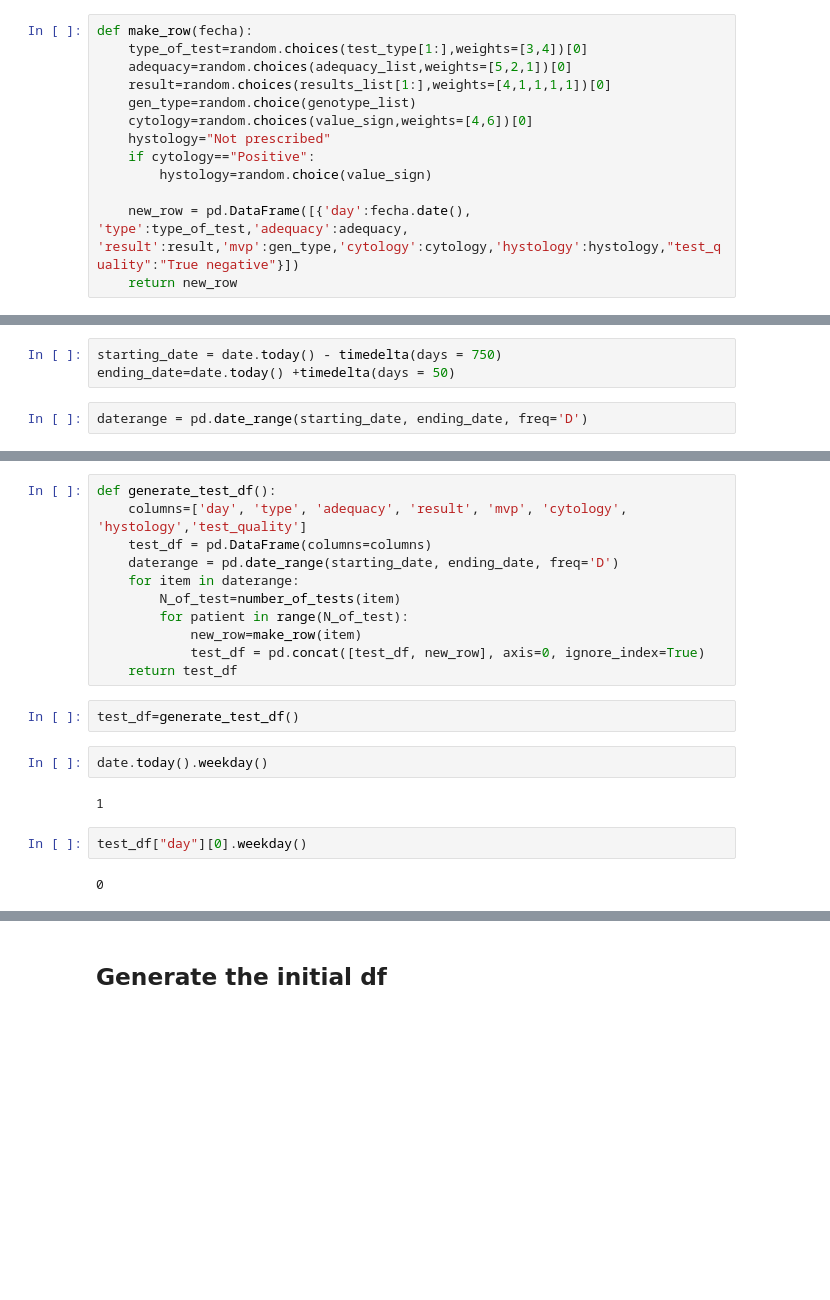
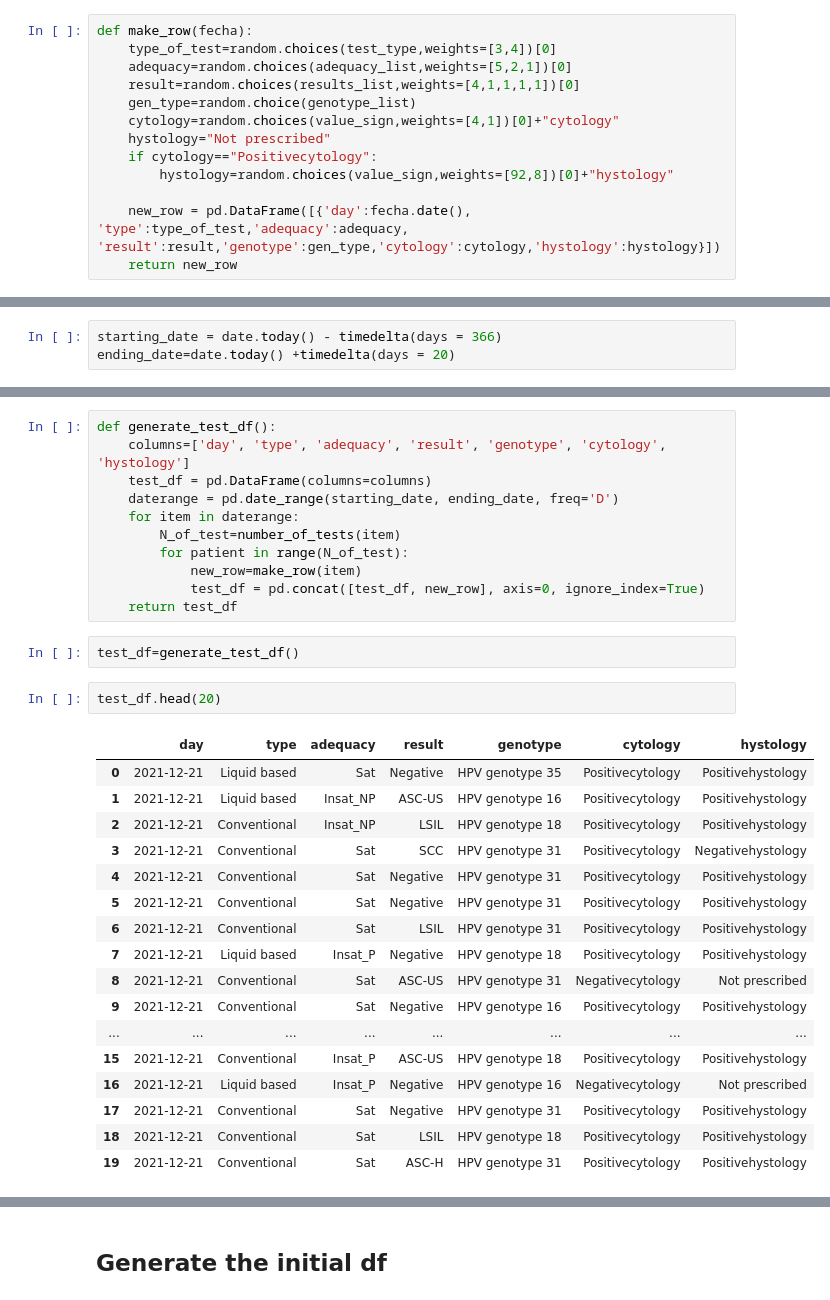
Before and after one commit to mathmax-team/USCAP_Thyroid, a Jupyter notebook: data_generator.ipynb, the cells around one changed output, grey strips where cells are left out. Saved outputs shown, nothing was run; the diff lists cells and outputs as text; blank space fills up the shorter version.

```diff
--- a/data_generator.ipynb
+++ b/data_generator.ipynb
@@ -40,14 +44,14 @@ def number_of_tests(fecha):
 ## Generate a new row given a data
 # %%
 def make_row(fecha):
-    type_of_test=random.choices(test_type[1:],weights=[3,4])[0]
+    type_of_test=random.choices(test_type,weights=[3,4])[0]
     adequacy=random.choices(adequacy_list,weights=[5,2,1])[0]
-    result=random.choices(results_list[1:],weights=[4,1,1,1,1])[0]
+    result=random.choices(results_list,weights=[4,1,1,1,1])[0]
     gen_type=random.choice(genotype_list)
-    cytology=random.choices(value_sign,weights=[4,6])[0]
+    cytology=random.choices(value_sign,weights=[4,1])[0]+"cytology"
     hystology="Not prescribed"
-    if cytology=="Positive":
-        hystology=random.choice(value_sign)
+    if cytology=="Positivecytology":
+        hystology=random.choices(value_sign,weights=[92,8])[0]+"hystology"
 
-    new_row = pd.DataFrame([{'day':fecha.date(), 'type':type_of_test,'adequacy':adequacy, 'result':result,'mvp':gen_type,'cytology':cytology,'hystology':hystology,"test_quality":"True negative"}])
+    new_row = pd.DataFrame([{'day':fecha.date(), 'type':type_of_test,'adequacy':adequacy, 'result':result,'genotype':gen_type,'cytology':cytology,'hystology':hystology}])
     return new_row
@@ -54,15 +62,13 @@ def make_row(fecha):
 # %% [markdown]
 ## Choose the date range
 # %%
-starting_date = date.today() - timedelta(days = 750)
-ending_date=date.today() +timedelta(days = 50)
+starting_date = date.today() - timedelta(days = 366)
+ending_date=date.today() +timedelta(days = 20)
-# %%
-daterange = pd.date_range(starting_date, ending_date, freq='D')
 # %% [markdown]
 ## Generate test_df
 # %%
 def generate_test_df():
-    columns=['day', 'type', 'adequacy', 'result', 'mvp', 'cytology', 'hystology','test_quality']
+    columns=['day', 'type', 'adequacy', 'result', 'genotype', 'cytology', 'hystology']
     test_df = pd.DataFrame(columns=columns)
     daterange = pd.date_range(starting_date, ending_date, freq='D')
     for item in daterange:
@@ -73,11 +79,23 @@ def generate_test_df():
     return test_df
 # %%
 test_df=generate_test_df()
-# %%
-date.today().weekday()
-# %% [output]
-1
-# %%
-test_df["day"][0].weekday()
-# %% [output]
-0
+# %%
+test_df.head(20)
+# %% [output]
+|  | day | type | adequacy | result | genotype | cytology | hystology |
+| 0 | 2021-12-21 | Liquid based | Sat | Negative | HPV genotype 35 | Positivecytology | Positivehystology |
+| 1 | 2021-12-21 | Liquid based | Insat_NP | ASC-US | HPV genotype 16 | Positivecytology | Positivehystology |
+| 2 | 2021-12-21 | Conventional | Insat_NP | LSIL | HPV genotype 18 | Positivecytology | Positivehystology |
+| 3 | 2021-12-21 | Conventional | Sat | SCC | HPV genotype 31 | Positivecytology | Negativehystology |
+| 4 | 2021-12-21 | Conventional | Sat | Negative | HPV genotype 31 | Positivecytology | Positivehystology |
+| 5 | 2021-12-21 | Conventional | Sat | Negative | HPV genotype 31 | Positivecytology | Positivehystology |
+| 6 | 2021-12-21 | Conventional | Sat | LSIL | HPV genotype 31 | Positivecytology | Positivehystology |
+| 7 | 2021-12-21 | Liquid based | Insat_P | Negative | HPV genotype 18 | Positivecytology | Positivehystology |
+| 8 | 2021-12-21 | Conventional | Sat | ASC-US | HPV genotype 31 | Negativecytology | Not prescribed |
+| 9 | 2021-12-21 | Conventional | Sat | Negative | HPV genotype 16 | Positivecytology | Positivehystology |
+| ... | ... | ... | ... | ... | ... | ... | ... |
+| 15 | 2021-12-21 | Conventional | Insat_P | ASC-US | HPV genotype 18 | Positivecytology | Positivehystology |
+| 16 | 2021-12-21 | Liquid based | Insat_P | Negative | HPV genotype 16 | Negativecytology | Not prescribed |
+| 17 | 2021-12-21 | Conventional | Sat | Negative | HPV genotype 31 | Positivecytology | Positivehystology |
+| 18 | 2021-12-21 | Conventional | Sat | LSIL | HPV genotype 18 | Positivecytology | Positivehystology |
+| 19 | 2021-12-21 | Conventional | Sat | ASC-H | HPV genotype 31 | Positivecytology | Positivehystology |
```
Also changed, not shown: parts of 66 cells of this notebook, 5 other files.
